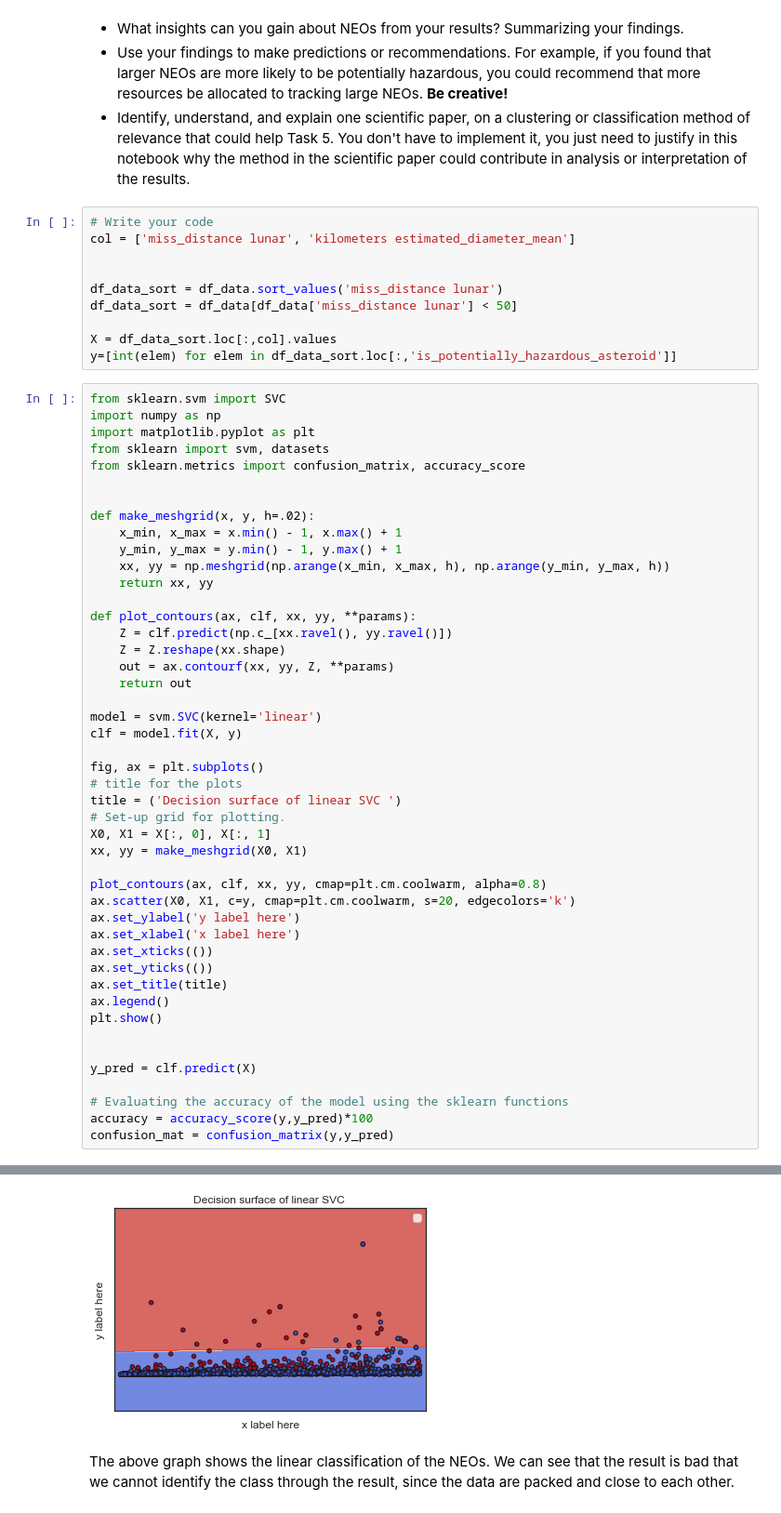
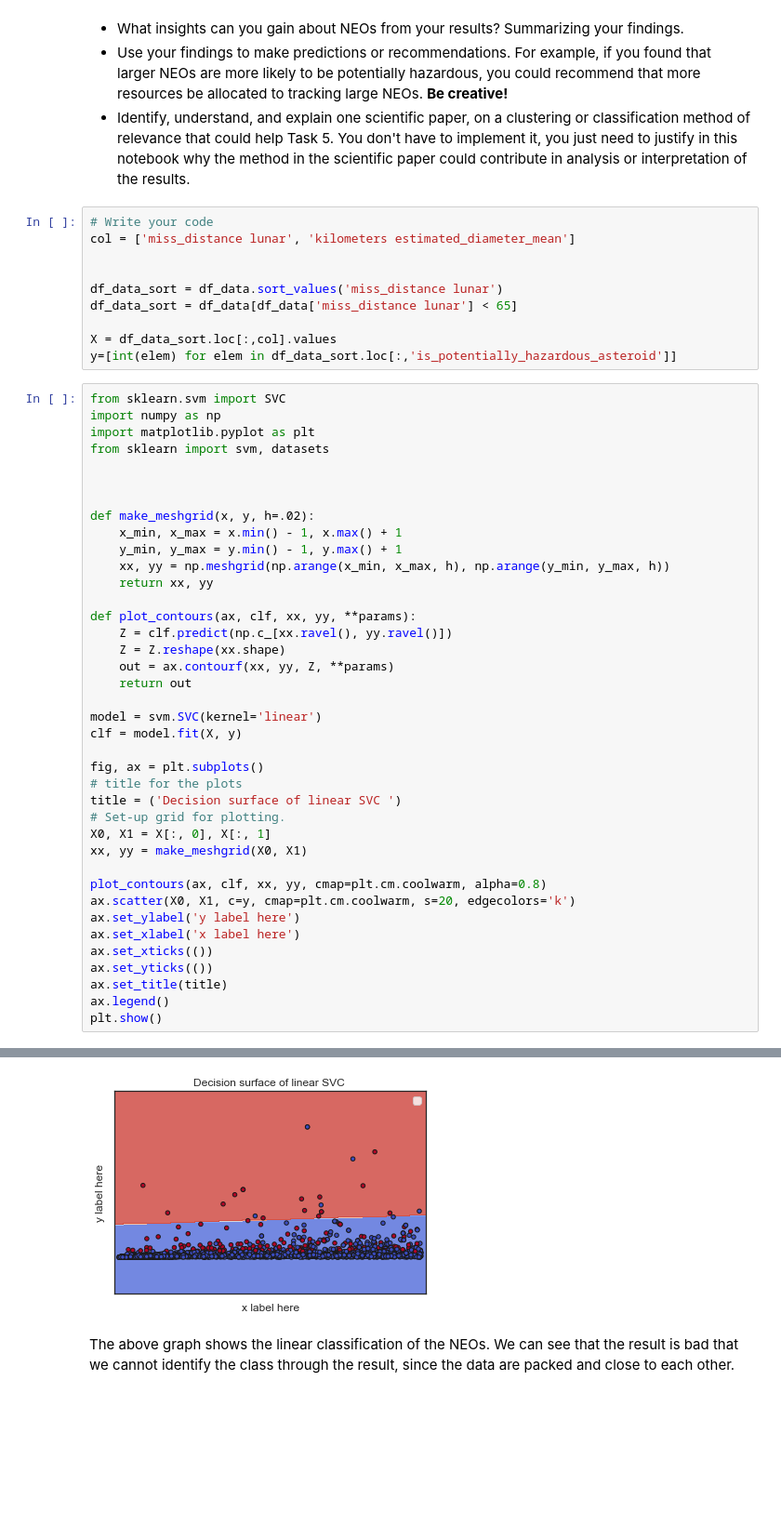
Before and after one commit to fred248h/62444-DVA, a Jupyter notebook: 5_nasa_data_collection_and_visualization.ipynb, the cells around one changed output, grey strips where cells are left out. Shown at 93% size. Drawn from its saved outputs; the diff is of its cells as text; blank space fills up the shorter version.

```diff
--- a/5_nasa_data_collection_and_visualization.ipynb
+++ b/5_nasa_data_collection_and_visualization.ipynb
@@ -303,7 +308,7 @@ col = ['miss_distance lunar', 'kilometers estimated_diameter_mean']
 
 
 df_data_sort = df_data.sort_values('miss_distance lunar')
-df_data_sort = df_data[df_data['miss_distance lunar'] < 50]
+df_data_sort = df_data[df_data['miss_distance lunar'] < 65]
 
 X = df_data_sort.loc[:,col].values
 y=[int(elem) for elem in df_data_sort.loc[:,'is_potentially_hazardous_asteroid']]
@@ -312,7 +317,7 @@ from sklearn.svm import SVC
 import numpy as np
 import matplotlib.pyplot as plt
 from sklearn import svm, datasets
-from sklearn.metrics import confusion_matrix, accuracy_score
+
 
 
 def make_meshgrid(x, y, h=.02):
@@ -321,41 +326,34 @@ def make_meshgrid(x, y, h=.02):
     xx, yy = np.meshgrid(np.arange(x_min, x_max, h), np.arange(y_min, y_max, h))
     return xx, yy
 
 def plot_contours(ax, clf, xx, yy, **params):
     Z = clf.predict(np.c_[xx.ravel(), yy.ravel()])
     Z = Z.reshape(xx.shape)
     out = ax.contourf(xx, yy, Z, **params)
     return out
 
 model = svm.SVC(kernel='linear')
 clf = model.fit(X, y)
 
 fig, ax = plt.subplots()
 # title for the plots
 title = ('Decision surface of linear SVC ')
 # Set-up grid for plotting.
 X0, X1 = X[:, 0], X[:, 1]
 xx, yy = make_meshgrid(X0, X1)
 
 plot_contours(ax, clf, xx, yy, cmap=plt.cm.coolwarm, alpha=0.8)
 ax.scatter(X0, X1, c=y, cmap=plt.cm.coolwarm, s=20, edgecolors='k')
 ax.set_ylabel('y label here')
 ax.set_xlabel('x label here')
 ax.set_xticks(())
 ax.set_yticks(())
 ax.set_title(title)
 ax.legend()
 plt.show()
-
-
-y_pred = clf.predict(X)
-
-# Evaluating the accuracy of the model using the sklearn functions
-accuracy = accuracy_score(y,y_pred)*100
-confusion_mat = confusion_matrix(y,y_pred)
 # %% [output]
 No artists with labels found to put in legend.  Note that artists whose label start with an underscore are ignored when legend() is called with no argument.
-[figure, old version]
+[figure, new version]
 # %% [markdown]
 The above graph shows the linear classification of the NEOs. We can see that the result is bad that we cannot identify the class through the result, since the data are packed and close to each other.
 # %% [markdown]
```
Also changed, not shown: parts of 4 cells of this notebook, 6 other files.
